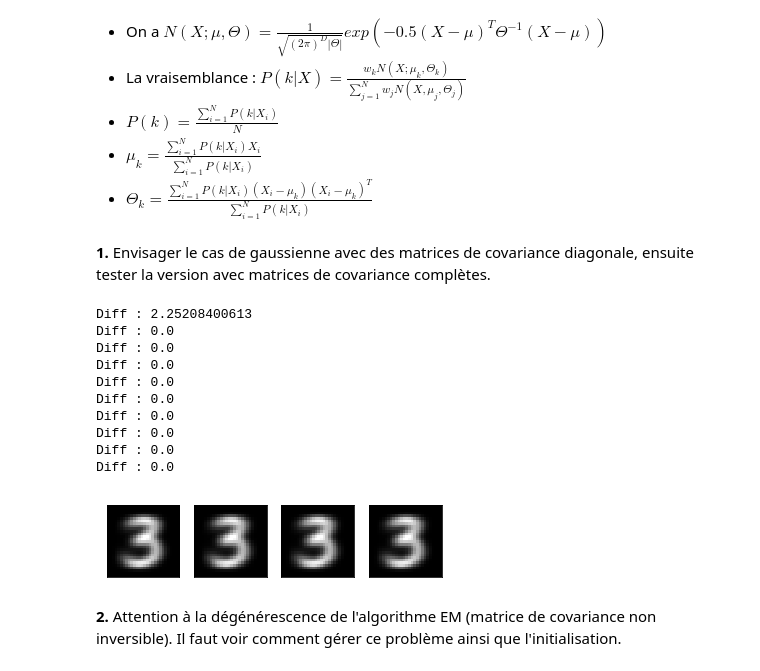
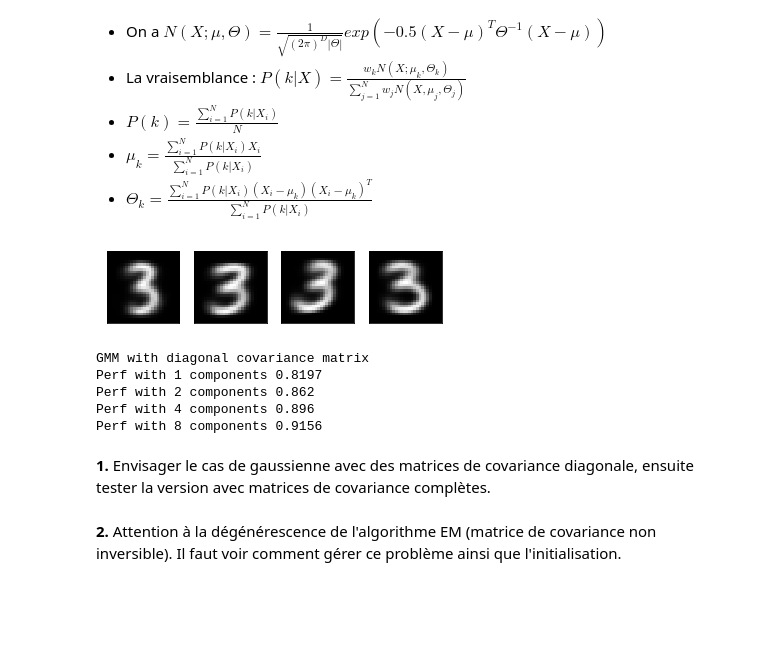
Before and after one commit to DavidPeicho/courses, a Jupyter notebook: ml/g2ml/tp03/G2ML_TP3.ipynb, the cells around one changed output. Saved outputs shown, nothing was run; the diff lists cells and outputs as text; code cells hidden in the pictures; blank space fills up the shorter version.

Commit message:
g2ml: tp3: run GMM with diagonal matrix

```diff
--- a/ml/g2ml/tp03/G2ML_TP3.ipynb
+++ b/ml/g2ml/tp03/G2ML_TP3.ipynb
@@ -173,17 +176,18 @@ class BernouilliClassifier:
             emb = EmBernoulli(self.train_data[:, np.where(train_labels == i)[0]], self.nb_comp)
             _, centers = emb.computeEM()
             self.centers_by_class[i] = np.log(centers)
-            invcenters = tinier(1 - centers)
-            self.neg_centers_by_class[i] = np.log(invcenters)
+            self.neg_centers_by_class[i] = np.log(tinier(1 - centers))
 
     def process(self, data):
-        nb_samples = data.shape[1]
-        result = np.zeros((data.shape[1]))
-        for i in range(nb_samples):
+        N = data.shape[1]
+        result = np.zeros((N))
+
+        for i in range(N):
             prob = np.zeros((self.nb_classes, self.nb_comp))
             for k in range(self.nb_classes):
                 x = data[:, i]
                 prob[k] = x.T.dot(self.centers_by_class[k]) + (1 - x).T.dot(self.neg_centers_by_class[k])
             result[i] = np.unravel_index(np.argmax(prob), (self.nb_classes, self.nb_comp))[0]
+
         return result
 # %%
@@ -207,0 +312,15 @@ Comparer les résultats obtenus avec le cas d'un mélange de gaussiennes sur les
+# %%
+from sklearn.decomposition import PCA
+
+pca = PCA(n_components=100)
+
+pca.fit(train_classes[3].T)
+train_1_pca = pca.transform(train_classes[3].T).T
+
+emg = EmGaussian(train_1_pca, 4, True)
+_, center, _, _, _ = emg.computeEM()
+
+invpcacenter = pca.inverse_transform(center.T).T
+vz.plotGroupImages(invpcacenter)
+# %% [output]
+[figure, added]
@@ -208,2 +368,29 @@ Comparer les résultats obtenus avec le cas d'un mélange de gaussiennes sur les
+# %%
+nb_components = [1, 2, 4, 8]
+
+gc = GaussianClassifier()
+
+pca.fit(train_data.T)
+train_pca = pca.transform(train_data.T).T
+test_pca = pca.transform(test_data.T).T
+
+def gaussian_perf(nb_components, diag_version):
+    for i in nb_components:
+        gc.train(train_pca, train_labels, i, diag_version)
+        out = gc.process(test_pca)
+        score = (out == test_labels).sum() / test_labels.shape[0]
+        print("Perf with", i, "components", score)
+
+print("GMM with diagonal covariance matrix")
+gaussian_perf(nb_components, True)
+
+#print("GMM with full covariance matrix")
+#gaussian_perf(nb_components, False)
+# %% [output]
+GMM with diagonal covariance matrix
+Perf with 1 components 0.8197
+Perf with 2 components 0.862
+Perf with 4 components 0.896
+Perf with 8 components 0.9156
 # %% [markdown]
 **1.** Envisager le cas de gaussienne avec des matrices de covariance diagonale, ensuite tester la version avec matrices de covariance complètes.
@@ -315,23 +396,0 @@ class EmGaussian:
-# %%
-from sklearn.decomposition import PCA
-
-pca = PCA(n_components=100)
-pca.fit(train_classes[3].T)
-train_1_pca = pca.transform(train_classes[3].T).T
-
-emg = EmGaussian(train_1_pca, 4, False)
-W, center, cov = emg.computeEM()
-invpcacenter = pca.inverse_transform(center.T).T
-vz.plotGroupImages(invpcacenter)
-# %% [output]
-Diff : 2.25208400613
-Diff : 0.0
-Diff : 0.0
-Diff : 0.0
-Diff : 0.0
-Diff : 0.0
-Diff : 0.0
-Diff : 0.0
-Diff : 0.0
-Diff : 0.0
-[figure, removed]
```
Also changed, not shown: parts of 11 cells of this notebook.
